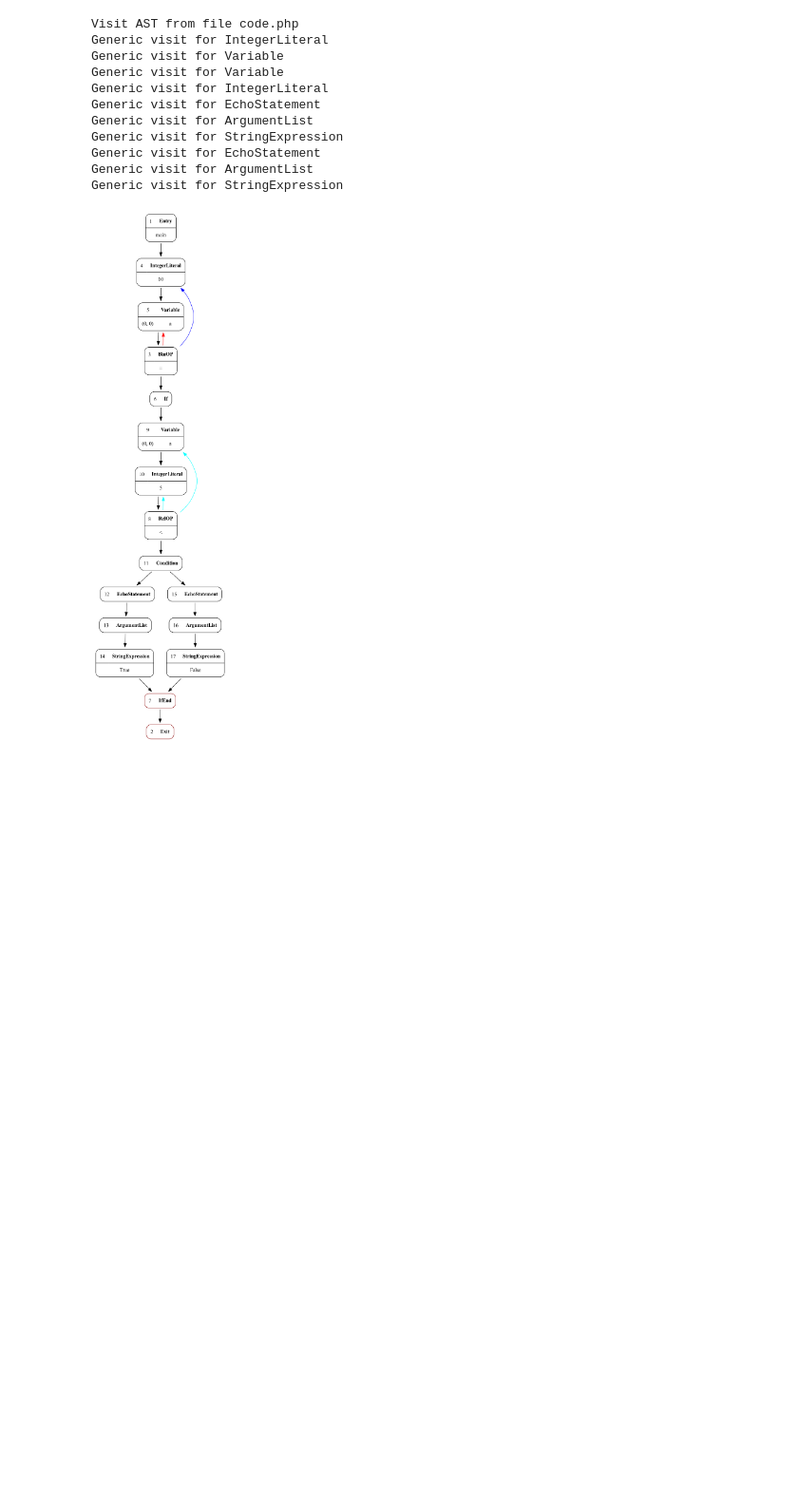
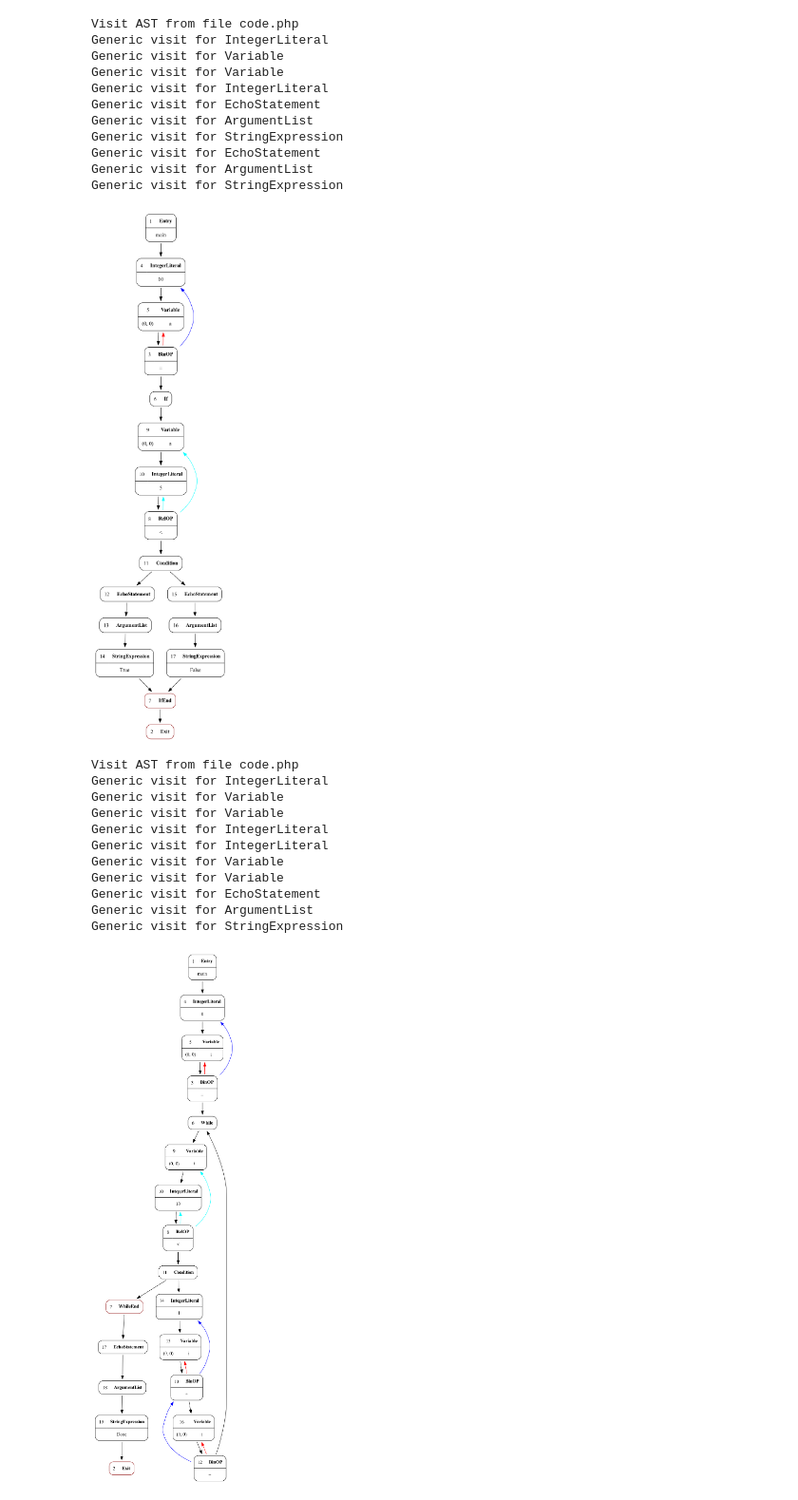
Before and after one commit to NextFire-PolyMTL/log6302a-tp2, a Jupyter notebook: src/rapport.ipynb, the cells around one changed output. Shown: that part at 95% size. Cells and saved outputs as stored; diff of their text form; code cells hidden in the pictures; blank space fills up the shorter version.

Commit message:
bloc while

```diff
--- a/src/rapport.ipynb
+++ b/src/rapport.ipynb
@@ -37,6 +37,7 @@ class ASTtoCFGVisitor:
             "RelOP": self.visit_relop,
             "StatementBody": self.visit_statementbody,
             "Block": self.visit_block,
+            "While": self.visit_while,
         }
 
     def get_new_nid(self) -> int:
@@ -213,6 +214,28 @@ class ASTtoCFGVisitor:
         block_node = children[0]
         return self.visit_node(block_node, parent_cfg_nid)
 
+    def visit_while(self, ast_nid: int, parent_cfg_nid: int) -> int:
+        while_nid = self.get_new_nid()
+        self.cfg.set_type(while_nid, self.ast.get_type(ast_nid))
+        self.cfg.set_node_ptr(ast_nid, while_nid)
+
+        self.cfg.add_edge(parent_cfg_nid, while_nid)
+
+        while_end_nid = self.get_new_nid()
+        self.cfg.set_type(while_end_nid, "WhileEnd")
+
+        children = self.ast.get_children(ast_nid)
+        assert len(children) == 2
+        cond_node, block_node = children[0], children[1]
+
+        cond_cfg_nid = self.visit_node(cond_node, while_nid)
+        block_cfg_nid = self.visit_node(block_node, cond_cfg_nid)
+
+        self.cfg.add_edge(block_cfg_nid, while_nid)
+        self.cfg.add_edge(cond_cfg_nid, while_end_nid)
+
+        return while_end_nid
+
     def visit_generic(self, ast_nid: int, parent_cfg_nid: int) -> int:
         print(f"Generic visit for {self.ast.get_type(ast_nid)}")
         nid = self.get_new_nid()
@@ -251,3 +274,20 @@ Generic visit for EchoStatement
 Generic visit for ArgumentList
 Generic visit for StringExpression
 [figure]
+# %%
+ast = reader.read_ast("../part_1/while/while.php.ast.json")
+cfg = ASTtoCFGVisitor.visit(ast)
+show_cfg(cfg)
+# %% [output]
+Visit AST from file code.php
+Generic visit for IntegerLiteral
+Generic visit for Variable
+Generic visit for Variable
+Generic visit for IntegerLiteral
+Generic visit for IntegerLiteral
+Generic visit for Variable
+Generic visit for Variable
+Generic visit for EchoStatement
+Generic visit for ArgumentList
+Generic visit for StringExpression
+[figure, added]
```
